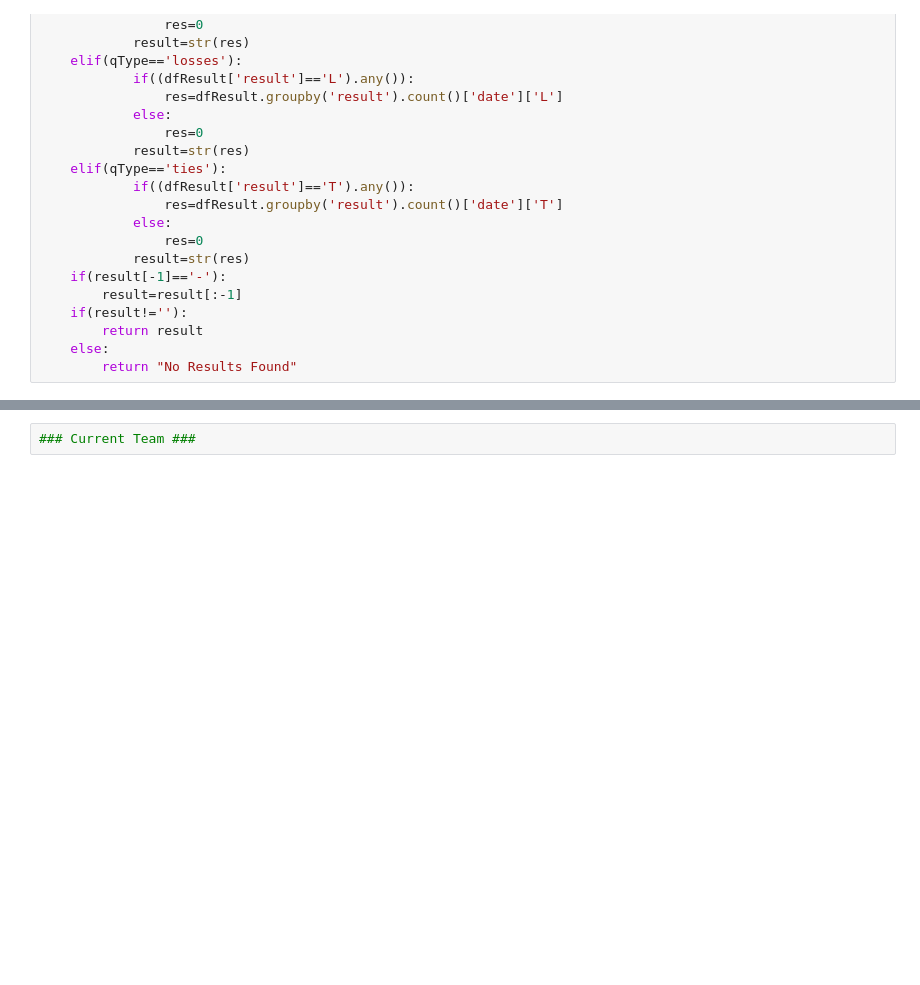
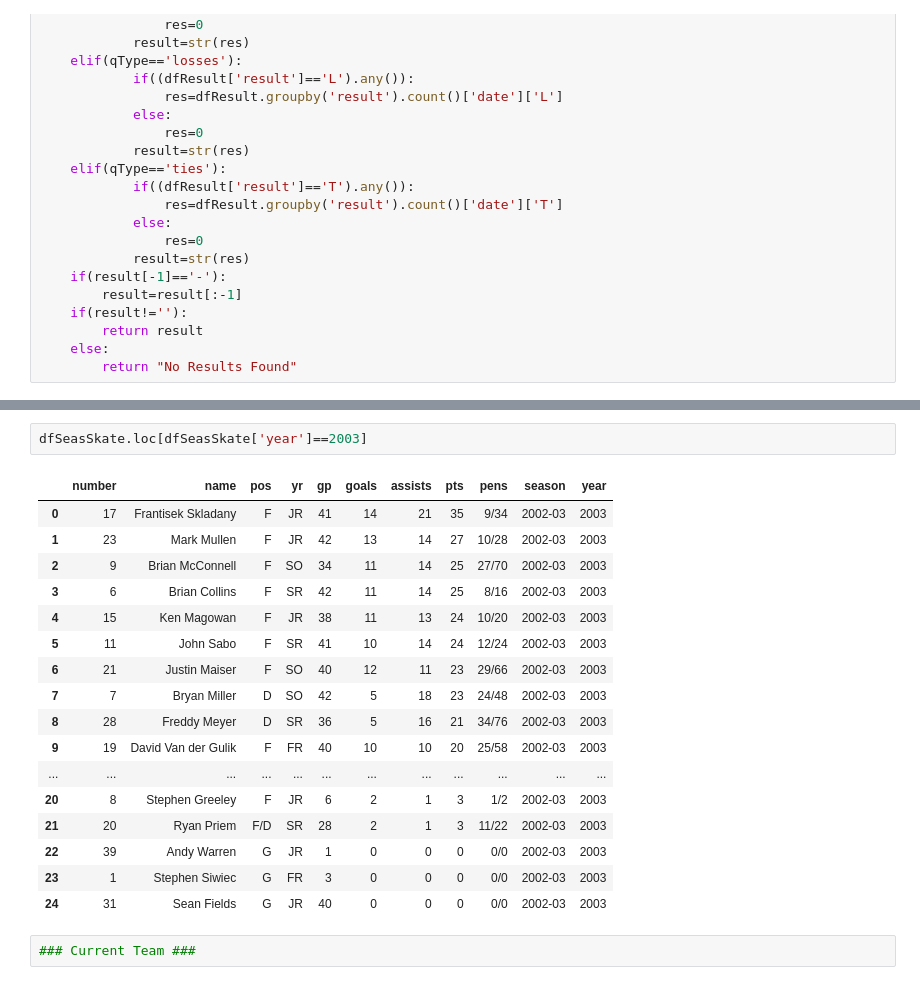
Before and after one commit to redsoxfan2194/buhockeystats, a Jupyter notebook: BU Record Book-Clean.ipynb, the cells around one changed output, grey strips where cells are left out. Saved outputs shown, nothing was run; the diff lists cells and outputs as text; blank space fills up the shorter version.

```diff
--- a/BU Record Book-Clean.ipynb
+++ b/BU Record Book-Clean.ipynb
@@ -1387,3 +1594,23 @@ dfGames.loc[(dfGames['opponent']=='North Dakota') ].sort_values('date',ascending
+# %%
+dfSeasSkate.loc[dfSeasSkate['year']==2003]
+# %% [output]
+|  | number | name | pos | yr | gp | goals | assists | pts | pens | season | year |
+| 0 | 17 | Frantisek Skladany | F | JR | 41 | 14 | 21 | 35 | 9/34 | 2002-03 | 2003 |
+| 1 | 23 | Mark Mullen | F | JR | 42 | 13 | 14 | 27 | 10/28 | 2002-03 | 2003 |
+| 2 | 9 | Brian McConnell | F | SO | 34 | 11 | 14 | 25 | 27/70 | 2002-03 | 2003 |
+| 3 | 6 | Brian Collins | F | SR | 42 | 11 | 14 | 25 | 8/16 | 2002-03 | 2003 |
+| 4 | 15 | Ken Magowan | F | JR | 38 | 11 | 13 | 24 | 10/20 | 2002-03 | 2003 |
+| 5 | 11 | John Sabo | F | SR | 41 | 10 | 14 | 24 | 12/24 | 2002-03 | 2003 |
+| 6 | 21 | Justin Maiser | F | SO | 40 | 12 | 11 | 23 | 29/66 | 2002-03 | 2003 |
+| 7 | 7 | Bryan Miller | D | SO | 42 | 5 | 18 | 23 | 24/48 | 2002-03 | 2003 |
+| 8 | 28 | Freddy Meyer | D | SR | 36 | 5 | 16 | 21 | 34/76 | 2002-03 | 2003 |
+| 9 | 19 | David Van der Gulik | F | FR | 40 | 10 | 10 | 20 | 25/58 | 2002-03 | 2003 |
+| ... | ... | ... | ... | ... | ... | ... | ... | ... | ... | ... | ... |
+| 20 | 8 | Stephen Greeley | F | JR | 6 | 2 | 1 | 3 | 1/2 | 2002-03 | 2003 |
+| 21 | 20 | Ryan Priem | F/D | SR | 28 | 2 | 1 | 3 | 11/22 | 2002-03 | 2003 |
+| 22 | 39 | Andy Warren | G | JR | 1 | 0 | 0 | 0 | 0/0 | 2002-03 | 2003 |
+| 23 | 1 | Stephen Siwiec | G | FR | 3 | 0 | 0 | 0 | 0/0 | 2002-03 | 2003 |
+| 24 | 31 | Sean Fields | G | JR | 40 | 0 | 0 | 0 | 0/0 | 2002-03 | 2003 |
 # %%
 ### Current Team ###
 # %%
```
Also changed, not shown: parts of 12 cells of this notebook, 1 other file.
